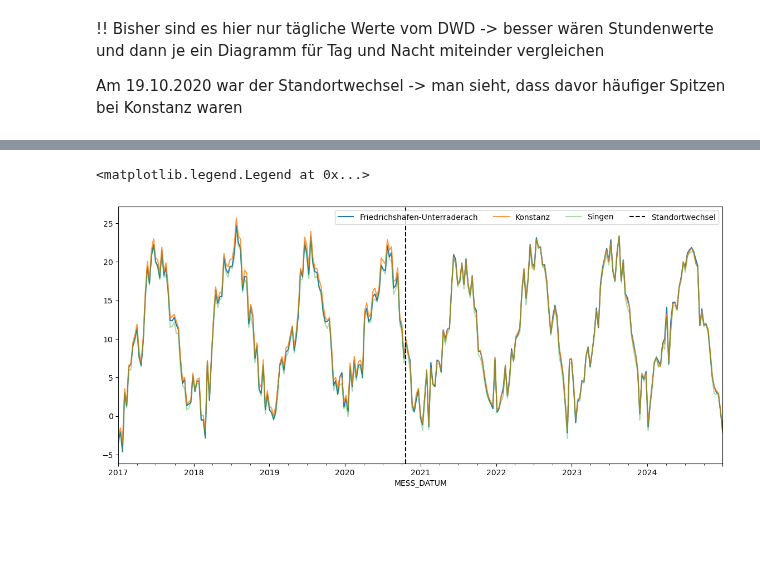
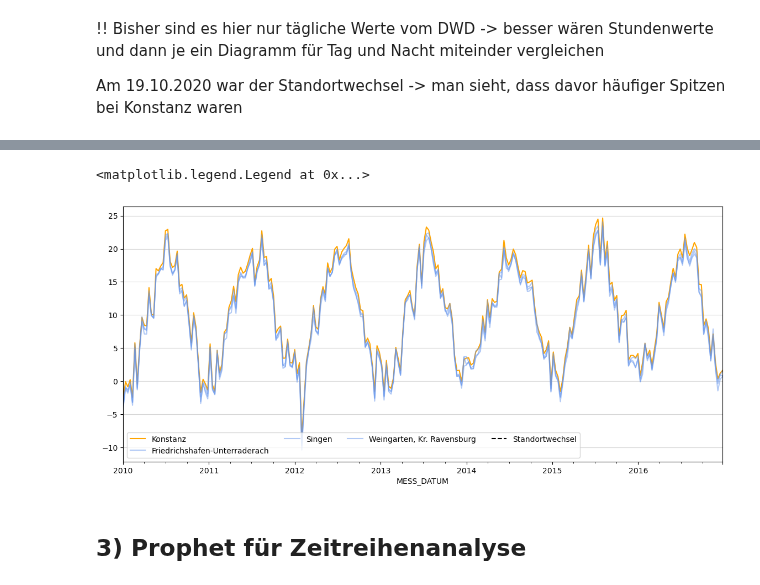
Before and after one commit to sgc-kn/dashboards, a Jupyter notebook: majas_notebooks/andere_dwd_standorte.ipynb, the cells around one changed output, grey strips where cells are left out. Saved outputs shown, nothing was run; the diff lists cells and outputs as text; code cells hidden in the pictures; blank space fills up the shorter version.

```diff
--- a/majas_notebooks/andere_dwd_standorte.ipynb
+++ b/majas_notebooks/andere_dwd_standorte.ipynb
@@ -367,0 +166,10 @@ Gefundene Datei: produkt_klima_tag_19590701_20231231_02712.txt
+# %%
+station_id = "04094"
+
+url_akt = base_url + f'recent/tageswerte_KL_{station_id}_akt.zip'
+url_hist = dwd_func.get_historical_url(station_id, base_url + 'historical/')
+
+dwd_Weingarten = dwd_func.combine_historical_recent_dwd(url_akt, url_hist)
+dwd_Weingarten.dropna(axis=1, how='all', inplace=True)
+dwd_Weingarten.drop(columns='eor', inplace=True)
+display(dwd_Weingarten.head())
@@ -367,0 +186,10 @@ Gefundene Datei: produkt_klima_tag_19590701_20231231_02712.txt
+# %%
+station_id = "02712"
+
+url_akt = base_url + f'recent/tageswerte_KL_{station_id}_akt.zip'
+url_hist = dwd_func.get_historical_url(station_id, base_url + 'historical/')
+
+dwd_Konstanz = dwd_func.combine_historical_recent_dwd(url_akt, url_hist)
+dwd_Konstanz.dropna(axis=1, how='all', inplace=True)
+dwd_Konstanz.drop(columns='eor', inplace=True)
+display(dwd_Konstanz.head())
@@ -369,3 +207,14 @@ Gefundene Datei: produkt_klima_tag_19590701_20231231_02712.txt
 !! Bisher sind es hier nur tägliche Werte vom DWD -> besser wären Stundenwerte und dann je ein Diagramm für Tag und Nacht miteinder vergleichen
 
 Am 19.10.2020 war der Standortwechsel -> man sieht, dass davor häufiger Spitzen bei Konstanz waren
+# %%
+start = "2017"
+ende = "2025"
+color = "cornflowerblue"
+dwd_Konstanz["TMK"].loc[start:ende].resample("10D").mean().plot(figsize=(14,6), label ="Konstanz", color="orange")
+dwd_Friedrichshafen["TMK"].loc[start:ende].resample("10D").mean().plot(label="Friedrichshafen-Unterraderach", alpha=0.5, color=color)
+dwd_Singen["TMK"].loc[start:ende].resample("10D").mean().plot(figsize=(14,6), label="Singen",alpha=0.5, color=color)
+dwd_Weingarten["TMK"].loc[start:ende].resample("10D").mean().plot(figsize=(14,6), label="Weingarten, Kr. Ravensburg",alpha=0.5, color=color)
+plt.axvline(pd.Timestamp("2020-10-19"), color="black", linestyle="--", label="Standortwechsel")
+plt.grid(alpha=0.5, axis='y')
+plt.legend(ncol=5)
@@ -372,12 +224,15 @@ Am 19.10.2020 war der Standortwechsel -> man sieht, dass davor häufiger Spitzen
 # %%
-start = "2017"
-ende = "2024"
-dwd_Friedrichshafen["TMK"].loc[start:ende].resample("10D").mean().plot(label = "Friedrichshafen-Unterraderach")
-dwd_Konstanz["TMK"].loc[start:ende].resample("10D").mean().plot(figsize=(14,6), label ="Konstanz",alpha=0.8)
-dwd_Singen["TMK"].loc[start:ende].resample("10D").mean().plot(figsize=(14,6), label ="Singen",alpha=0.4)
+start = "2010"
+ende = "2016"
+dwd_Konstanz["TMK"].loc[start:ende].resample("10D").mean().plot(figsize=(14,6), label ="Konstanz", color="orange")
+dwd_Friedrichshafen["TMK"].loc[start:ende].resample("10D").mean().plot(label="Friedrichshafen-Unterraderach", alpha=0.5, color=color)
+dwd_Singen["TMK"].loc[start:ende].resample("10D").mean().plot(figsize=(14,6), label="Singen", alpha=0.5, color=color)
+dwd_Weingarten["TMK"].loc[start:ende].resample("10D").mean().plot(figsize=(14,6), label="Weingarten, Kr. Ravensburg", alpha=0.5, color=color)
 plt.axvline(pd.Timestamp("2020-10-19"), color="black", linestyle="--", label="Standortwechsel")
-
+plt.grid(alpha=0.5, axis='y')
 plt.legend(ncol=4)
 # %% [output]
 <matplotlib.legend.Legend at 0x...>
-[figure, old version]
+[figure, new version]
+# %% [markdown]
+## 3) Prophet für Zeitreihenanalyse
```
Also changed, not shown: parts of 15 cells of this notebook, 1 other file.
